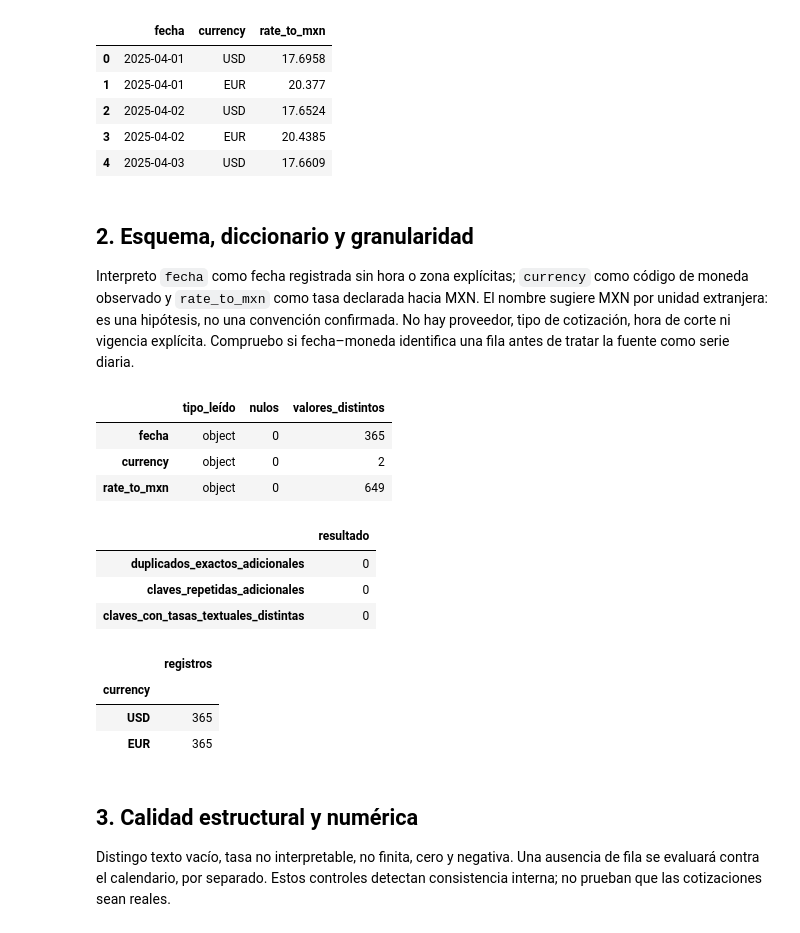
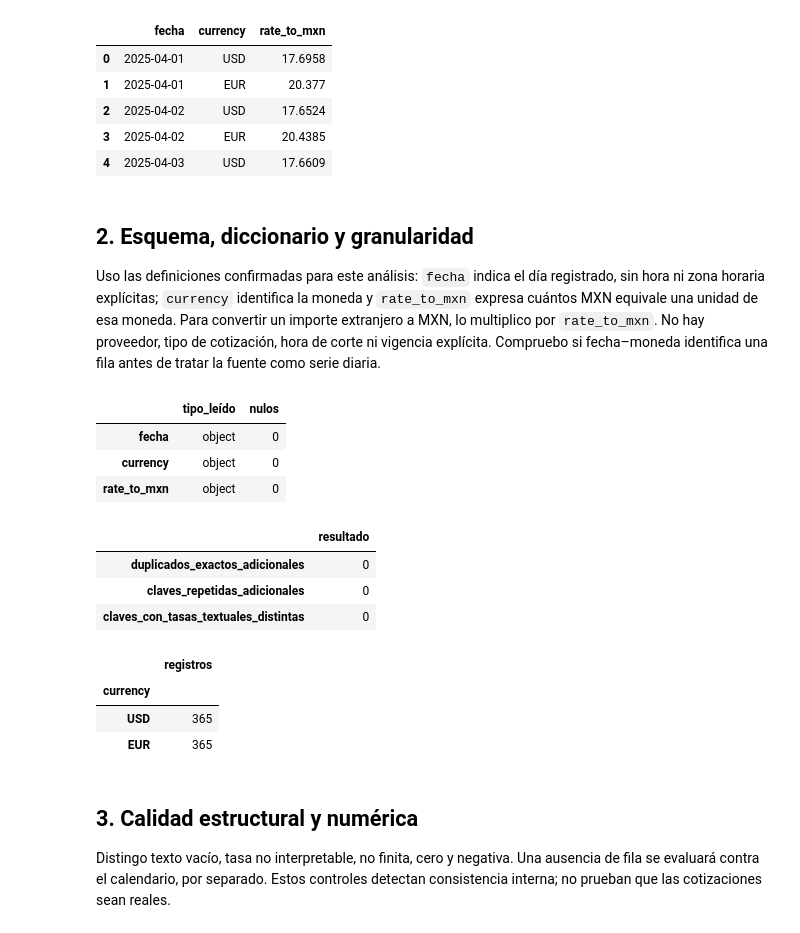
Before and after one commit to aaronBarrales/cafenorte_tuxpas, a Jupyter notebook: notebooks/02_exchange_rates.ipynb, the cells around one changed output. Cells and saved outputs as stored; diff of their text form; code cells hidden in the pictures.

Commit message:
docs: confirmar definiciones de tasas y simplificar esquema

```diff
--- a/notebooks/02_exchange_rates.ipynb
+++ b/notebooks/02_exchange_rates.ipynb
@@ -52,19 +52,19 @@ display(original.head())
 # %% [markdown]
 ## 2. Esquema, diccionario y granularidad
 
-Interpreto `fecha` como fecha registrada sin hora o zona explícitas; `currency` como código de moneda observado y `rate_to_mxn` como tasa declarada hacia MXN. El nombre sugiere MXN por unidad extranjera: es una hipótesis, no una convención confirmada. No hay proveedor, tipo de cotización, hora de corte ni vigencia explícita. Compruebo si fecha–moneda identifica una fila antes de tratar la fuente como serie diaria.
+Uso las definiciones confirmadas para este análisis: `fecha` indica el día registrado, sin hora ni zona horaria explícitas; `currency` identifica la moneda y `rate_to_mxn` expresa cuántos MXN equivale una unidad de esa moneda. Para convertir un importe extranjero a MXN, lo multiplico por `rate_to_mxn`. No hay proveedor, tipo de cotización, hora de corte ni vigencia explícita. Compruebo si fecha–moneda identifica una fila antes de tratar la fuente como serie diaria.
 # %%
 # Resumo las columnas originales y separo duplicados completos, claves repetidas y conflictos de tasa.
-esquema = pd.DataFrame({"tipo_leído": original.dtypes.astype(str), "nulos": original.isna().sum(), "valores_distintos": original.nunique(dropna=False)})
+esquema = pd.DataFrame({"tipo_leído": original.dtypes.astype(str), "nulos": original.isna().sum()})
 tasas_por_clave = fx.groupby(["fecha", "currency"], dropna=False)["rate_to_mxn"].nunique()
 display(esquema)
 display(pd.Series({"duplicados_exactos_adicionales": int(original.duplicated().sum()), "claves_repetidas_adicionales": int(original.duplicated(["fecha", "currency"]).sum()), "claves_con_tasas_textuales_distintas": int(tasas_por_clave.gt(1).sum())}).to_frame("resultado"))
 display(fx["currency"].value_counts().rename("registros").to_frame())
 # %% [output]
-|  | tipo_leído | nulos | valores_distintos |
-| fecha | object | 0 | 365 |
-| currency | object | 0 | 2 |
-| rate_to_mxn | object | 0 | 649 |
+|  | tipo_leído | nulos |
+| fecha | object | 0 |
+| currency | object | 0 |
+| rate_to_mxn | object | 0 |
 |  | resultado |
 | duplicados_exactos_adicionales | 0 |
 | claves_repetidas_adicionales | 0 |
```
Also changed, not shown: parts of 1 cell of this notebook, 5 other files.
